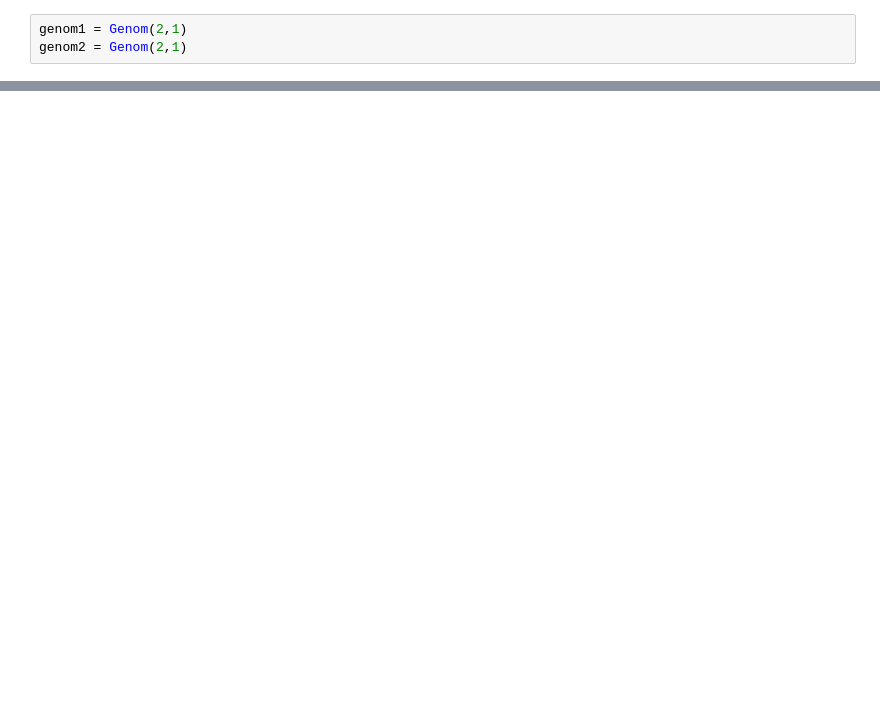
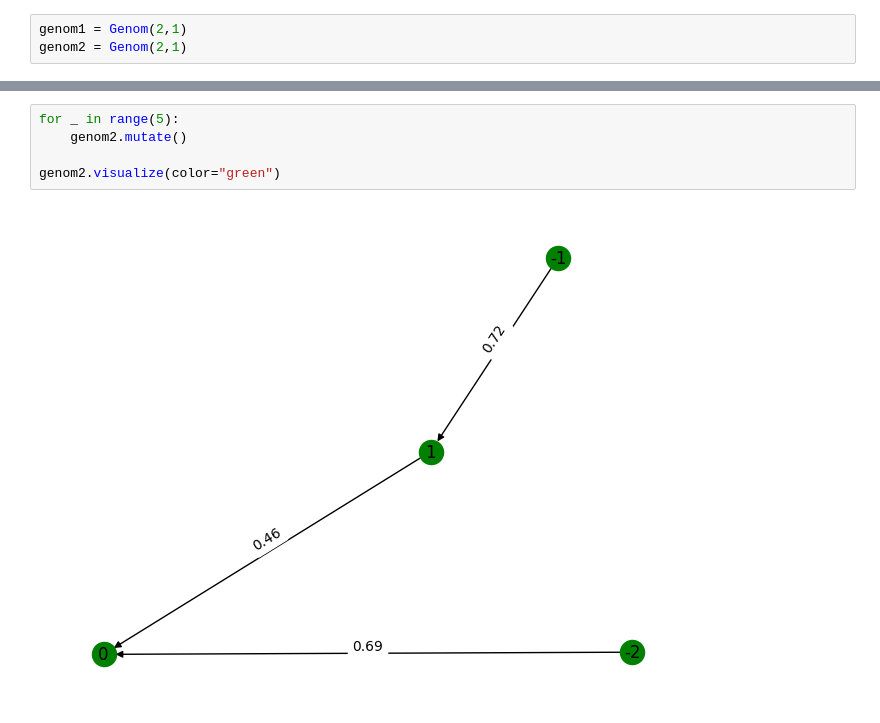
Before and after one commit to mark22222/neuroevolution, a Jupyter notebook: 7.ipynb, the cells around one changed output, grey strips where cells are left out. Saved outputs shown, nothing was run; the diff lists cells and outputs as text; blank space fills up the shorter version.

```diff
--- a/7.ipynb
+++ b/7.ipynb
@@ -121,0 +93,7 @@ genom2.visualize(color="green")
+# %%
+for _ in range(5):
+    genom2.mutate()
+
+genom2.visualize(color="green")
+# %% [output]
+[figure, added]
```
Also changed, not shown: parts of 32 cells of this notebook, 1 other file.
